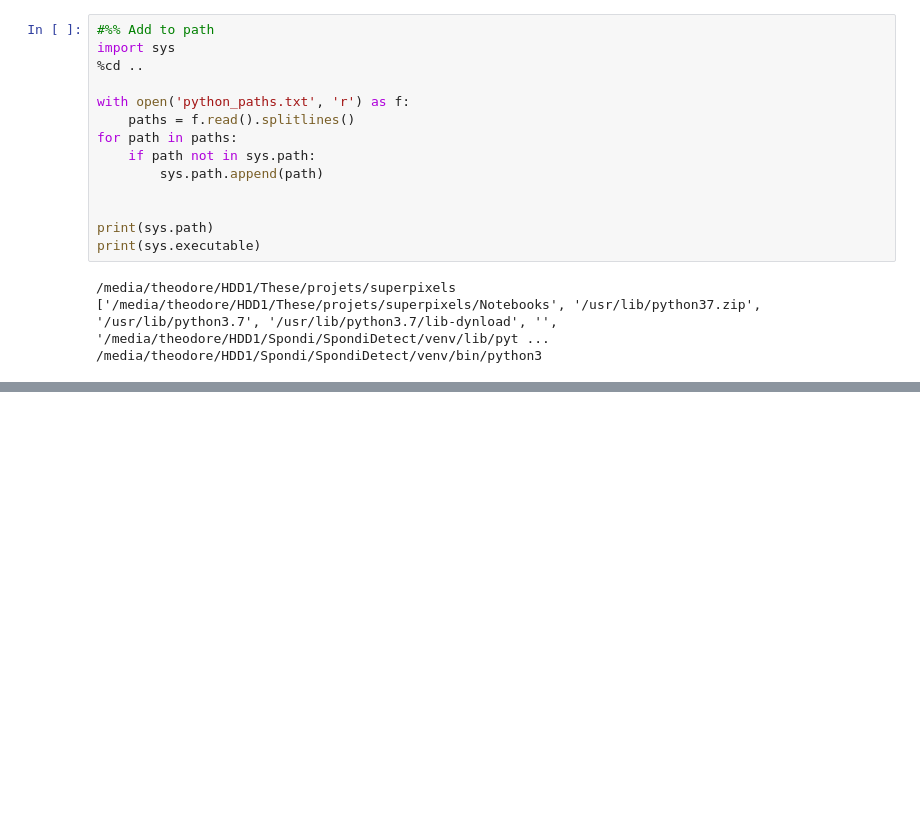
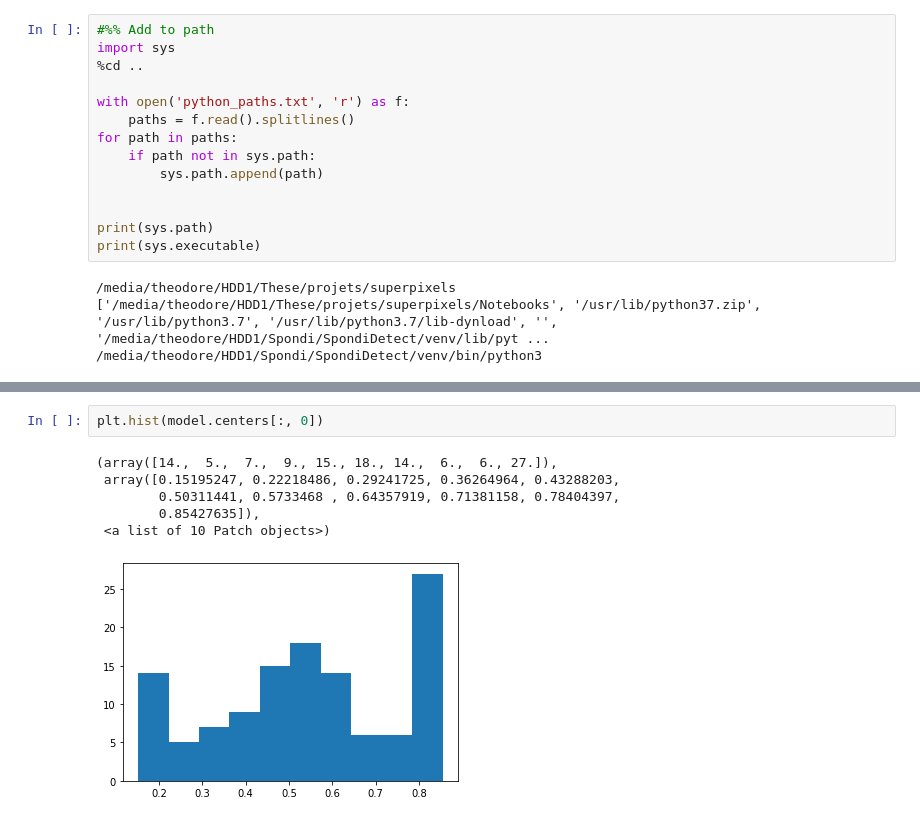
Before and after one commit to TheodoreAouad/superpixels, a Jupyter notebook: Notebooks/apply_slic.ipynb, the cells around one changed output, grey strips where cells are left out. Saved outputs shown, nothing was run; the diff lists cells and outputs as text; blank space fills up the shorter version.

```diff
--- a/Notebooks/apply_slic.ipynb
+++ b/Notebooks/apply_slic.ipynb
@@ -62,0 +70,9 @@ ax.set_ylim(257, 0);
+# %%
+plt.hist(model.centers[:, 0])
+# %% [output]
+(array([14.,  5.,  7.,  9., 15., 18., 14.,  6.,  6., 27.]),
+ array([0.15195247, 0.22218486, 0.29241725, 0.36264964, 0.43288203,
+        0.50311441, 0.5733468 , 0.64357919, 0.71381158, 0.78404397,
+        0.85427635]),
+ <a list of 10 Patch objects>)
+[figure, added]
```
Also changed, not shown: parts of 11 cells of this notebook, 3 other files.
